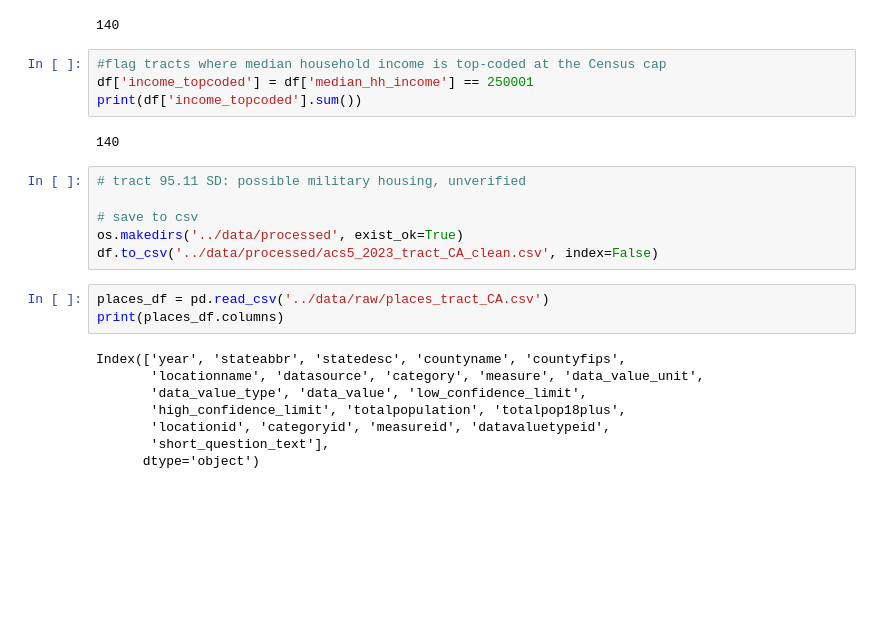
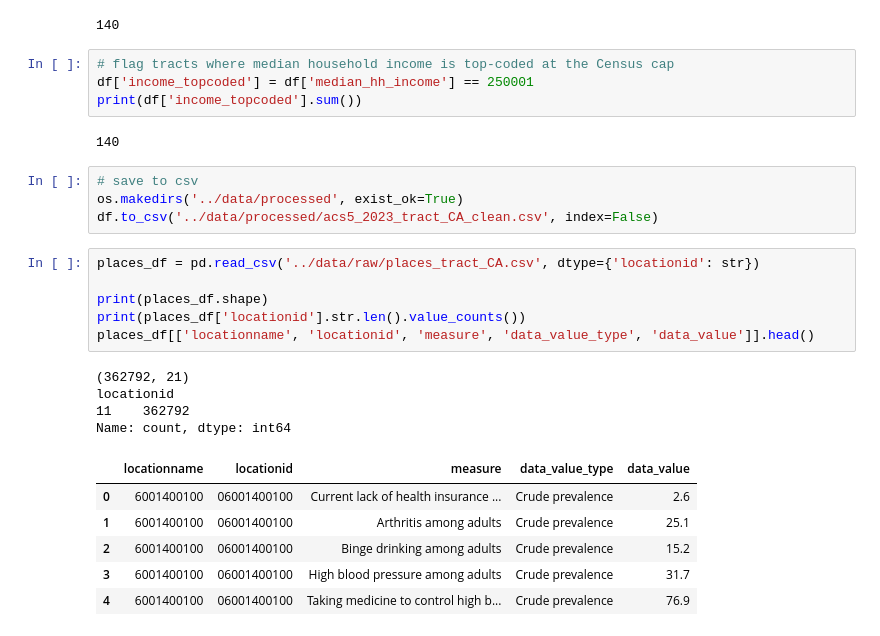
Before and after one commit to Djaser23/SDOH_Predictive_Hotspotting_CA, a Jupyter notebook: notebooks/02_cleaning.ipynb, the cells around one changed output. Saved outputs shown, nothing was run; the diff lists cells and outputs as text; blank space fills up the shorter version.

```diff
--- a/notebooks/02_cleaning.ipynb
+++ b/notebooks/02_cleaning.ipynb
@@ -208,25 +217,29 @@ df[df['median_age'] < 18].T
 # %% [output]
 140
 # %%
-#flag tracts where median household income is top-coded at the Census cap
+# flag tracts where median household income is top-coded at the Census cap
 df['income_topcoded'] = df['median_hh_income'] == 250001
 print(df['income_topcoded'].sum())
 # %% [output]
 140
 # %%
-# tract 95.11 SD: possible military housing, unverified
-
 # save to csv
 os.makedirs('../data/processed', exist_ok=True)
 df.to_csv('../data/processed/acs5_2023_tract_CA_clean.csv', index=False)
 # %%
-places_df = pd.read_csv('../data/raw/places_tract_CA.csv')
-print(places_df.columns)
+places_df = pd.read_csv('../data/raw/places_tract_CA.csv', dtype={'locationid': str})
+
+print(places_df.shape)
+print(places_df['locationid'].str.len().value_counts())
+places_df[['locationname', 'locationid', 'measure', 'data_value_type', 'data_value']].head()
 # %% [output]
-Index(['year', 'stateabbr', 'statedesc', 'countyname', 'countyfips',
-       'locationname', 'datasource', 'category', 'measure', 'data_value_unit',
-       'data_value_type', 'data_value', 'low_confidence_limit',
-       'high_confidence_limit', 'totalpopulation', 'totalpop18plus',
-       'locationid', 'categoryid', 'measureid', 'datavaluetypeid',
-       'short_question_text'],
-      dtype='object')
+(362792, 21)
+locationid
+11    362792
+Name: count, dtype: int64
+|  | locationname | locationid | measure | data_value_type | data_value |
+| 0 | 6001400100 | 06001400100 | Current lack of health insurance ... | Crude prevalence | 2.6 |
+| 1 | 6001400100 | 06001400100 | Arthritis among adults | Crude prevalence | 25.1 |
+| 2 | 6001400100 | 06001400100 | Binge drinking among adults | Crude prevalence | 15.2 |
+| 3 | 6001400100 | 06001400100 | High blood pressure among adults | Crude prevalence | 31.7 |
+| 4 | 6001400100 | 06001400100 | Taking medicine to control high b... | Crude prevalence | 76.9 |
```
Also changed, not shown: parts of 8 cells of this notebook.
